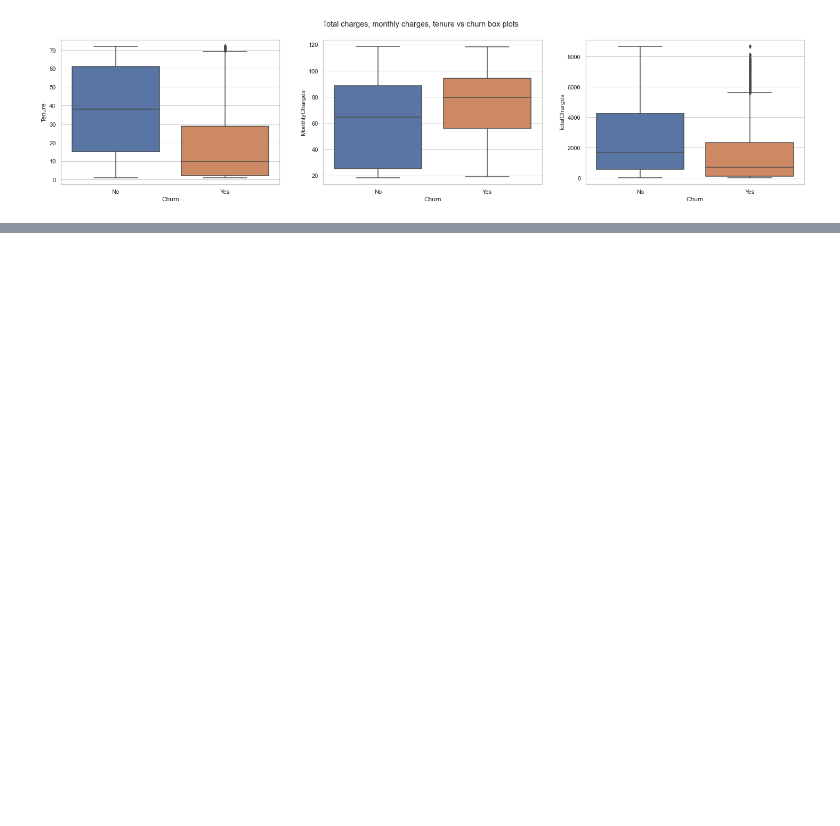
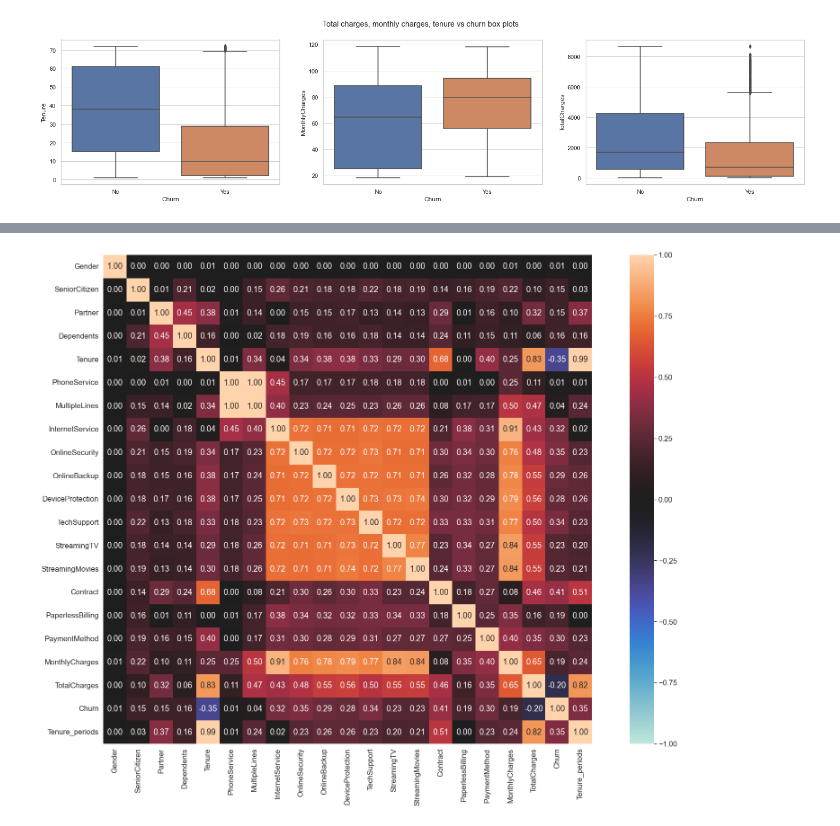
Before and after one commit to vytautasmu/Churn-Rate-Data-Analysis, a Jupyter notebook: eda.ipynb, the cells around one changed output, grey strips where cells are left out. Saved outputs shown, nothing was run; the diff lists cells and outputs as text; code cells hidden in the pictures; blank space fills up the shorter version.

```diff
--- a/eda.ipynb
+++ b/eda.ipynb
@@ -74,0 +138,9 @@ plt.show()
+# %%
+plt.rcParams['xtick.bottom'] = plt.rcParams['xtick.labelbottom'] = False
+plt.rcParams['xtick.top'] = plt.rcParams['xtick.labeltop'] = True
+plt.figure(figsize=(20,20))
+sns.heatmap(df_dummies.corr(), vmin = -1, vmax = +1, cmap=sns.diverging_palette(20, 220, n=200))
+# %%
+nominal.associations(df,figsize=(30,20));
+# %% [output]
+[figure, added]
```
Also changed, not shown: parts of 15 cells of this notebook.
